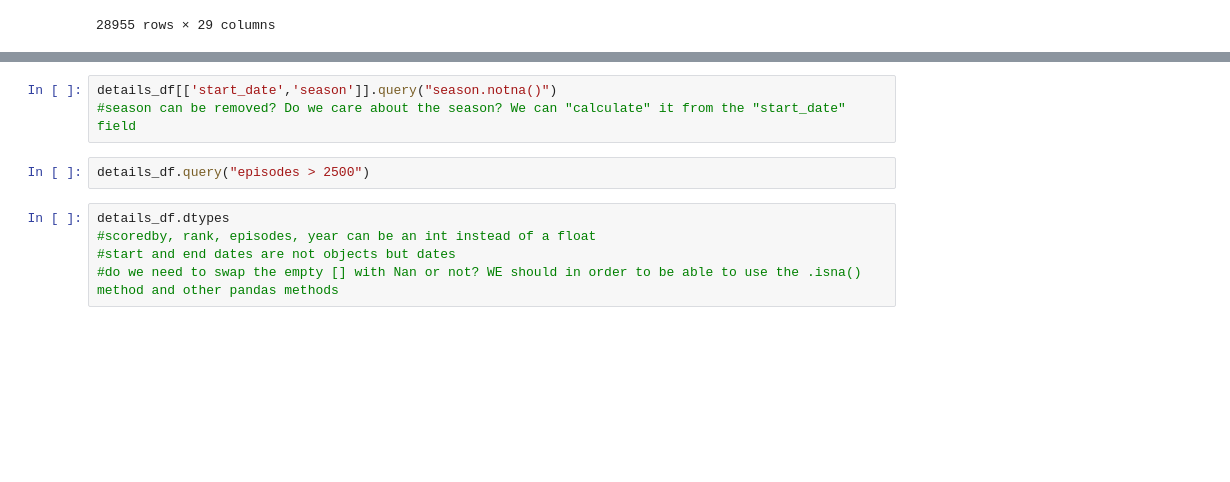
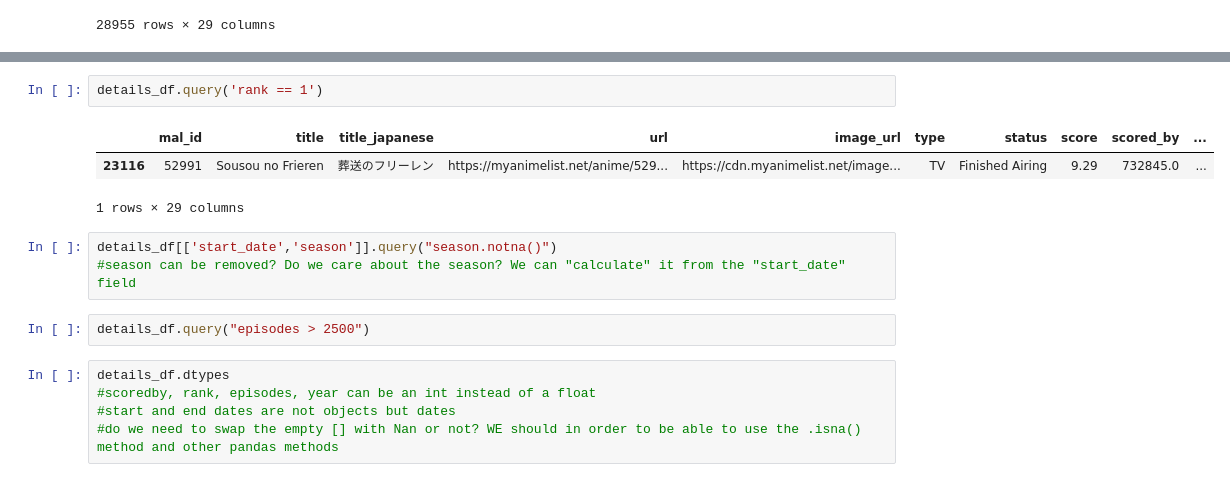
Before and after one commit to denis-budau/HCI-TWEB_2025-26, a Jupyter notebook: solution/HCI_assignment.ipynb, the cells around one changed output, grey strips where cells are left out. Drawn from its saved outputs; the diff is of its cells as text; blank space fills up the shorter version.

```diff
--- a/solution/HCI_assignment.ipynb
+++ b/solution/HCI_assignment.ipynb
@@ -110,3 +140,9 @@ details_df
+# %%
+details_df.query('rank == 1')
+# %% [output]
+|  | mal_id | title | title_japanese | url | image_url | type | status | score | scored_by | ... |
+| 23116 | 52991 | Sousou no Frieren | 葬送のフリーレン | https://myanimelist.net/anime/529... | https://cdn.myanimelist.net/image... | TV | Finished Airing | 9.29 | 732845.0 | ... |
+1 rows × 29 columns
 # %%
 details_df[['start_date','season']].query("season.notna()")
 #season can be removed? Do we care about the season? We can "calculate" it from the "start_date" field
```
Also changed, not shown: parts of 16 cells of this notebook.
